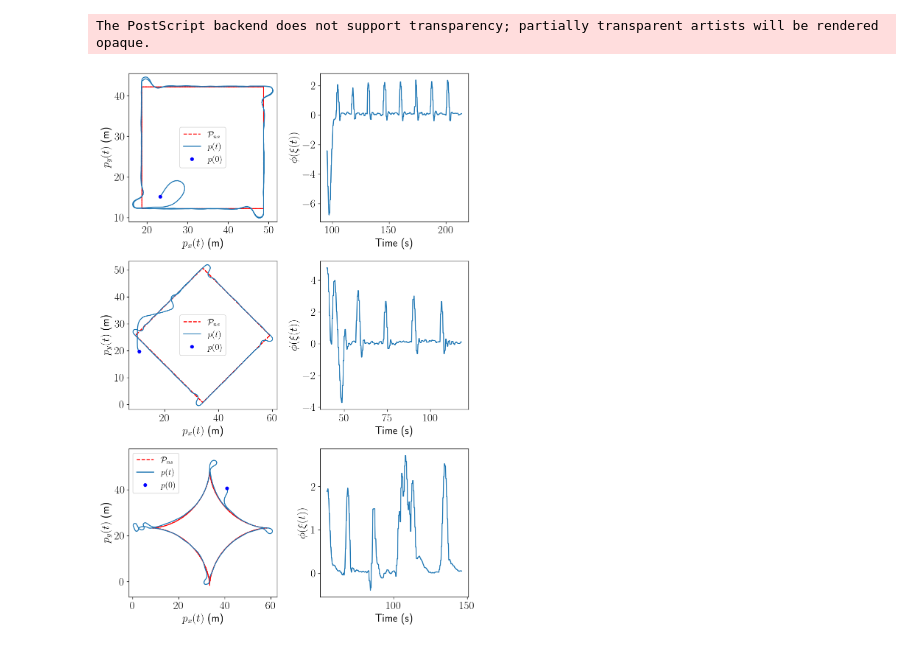
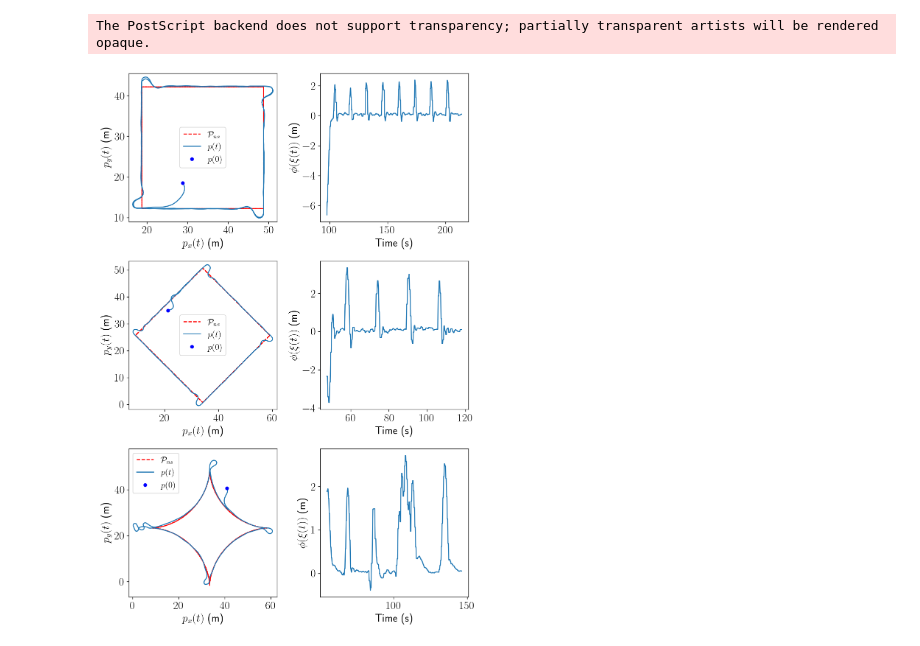
Before and after one commit to UCM-237/RoverData, a Jupyter notebook: data25Feb2025pNorm/dataPlot25Feb2025pNorm.ipynb, the cells around one changed output. Cells and saved outputs as stored; diff of their text form; code cells hidden in the pictures.

Commit message:
Changed image

```diff
--- a/data25Feb2025pNorm/dataPlot25Feb2025pNorm.ipynb
+++ b/data25Feb2025pNorm/dataPlot25Feb2025pNorm.ipynb
@@ -65,8 +65,8 @@ afRmbDrawX, afRmbDrawY = afSuperEllipse(1, afRmbRmbPos[2], afRmbRmbPos[0:2])
 afPNormDrawX, afPNormDrawY = afSuperEllipse(afPNormPNormPos[3], afPNormPNormPos[2], afPNormPNormPos[0:2])
 
 # Ad-hoc drawing indexes (in order to draw the interesting experiment times)
-afSqrIndx = [300, -10]
-afRmbIndx = [140, -10]
+afSqrIndx = [310, -10]
+afRmbIndx = [170, -10]
 afPNormIndx = [190, -450]
 
 plt.figure(figsize=(9,13))
@@ -96,34 +96,34 @@ plt.axis('equal')
 plt.subplot(325)
 #plt.plot(afPNormPNormPos[0], afPNormPNormPos[1], 'k.', markersize=10)
 plt.plot(afPNormDrawX, afPNormDrawY, 'r--', label=r"$\mathcal P_{ns}$")
 plt.plot(afPNormPosX[afPNormIndx[0]:afPNormIndx[1]], afPNormPosY[afPNormIndx[0]:afPNormIndx[1]], label=r"$p(t)$")
 plt.plot(afPNormPosX[afPNormIndx[0]], afPNormPosY[afPNormIndx[0]], 'b.', markersize=10, label=r"$p(0)$")
 plt.xlabel(r"$p_x(t)$ (m)")
 plt.ylabel(r"$p_y(t)$ (m)")
 plt.legend(fontsize=14)
 plt.axis('equal')
 plt.tight_layout()
 
 plt.subplot(322)
 plt.plot(afSqrTime[afSqrIndx[0]:afSqrIndx[1]], afSqrPhi[afSqrIndx[0]:afSqrIndx[1]])
 plt.xlabel(r"Time (s)")
-plt.ylabel(r"$\phi(\xi(t))$")
+plt.ylabel(r"$\phi(\xi(t))$ (m)")
 
 plt.subplot(324)
 plt.plot(afRmbTime[afRmbIndx[0]:afRmbIndx[1]], afRmbPhi[afRmbIndx[0]:afRmbIndx[1]])
 plt.xlabel(r"Time (s)")
-plt.ylabel(r"$\phi(\xi(t))$")
+plt.ylabel(r"$\phi(\xi(t))$ (m)")
 
 plt.subplot(326)
 plt.plot(afPNormTime[afPNormIndx[0]:afPNormIndx[1]], afPNormPhi[afPNormIndx[0]:afPNormIndx[1]])
 plt.xlabel(r"Time (s)")
-plt.ylabel(r"$\phi(\xi(t))$")
+plt.ylabel(r"$\phi(\xi(t))$ (m)")
 
 plt.tight_layout()
 
 
 if(intSaveFig):
     plt.savefig("Figures/TrajExperimentV2.eps", format="eps")
 # %% [output]
 The PostScript backend does not support transparency; partially transparent artists will be rendered opaque.
-[figure, old version]
+[figure, new version]
```
Also changed, not shown: parts of 1 cell of this notebook, 1 other file.
